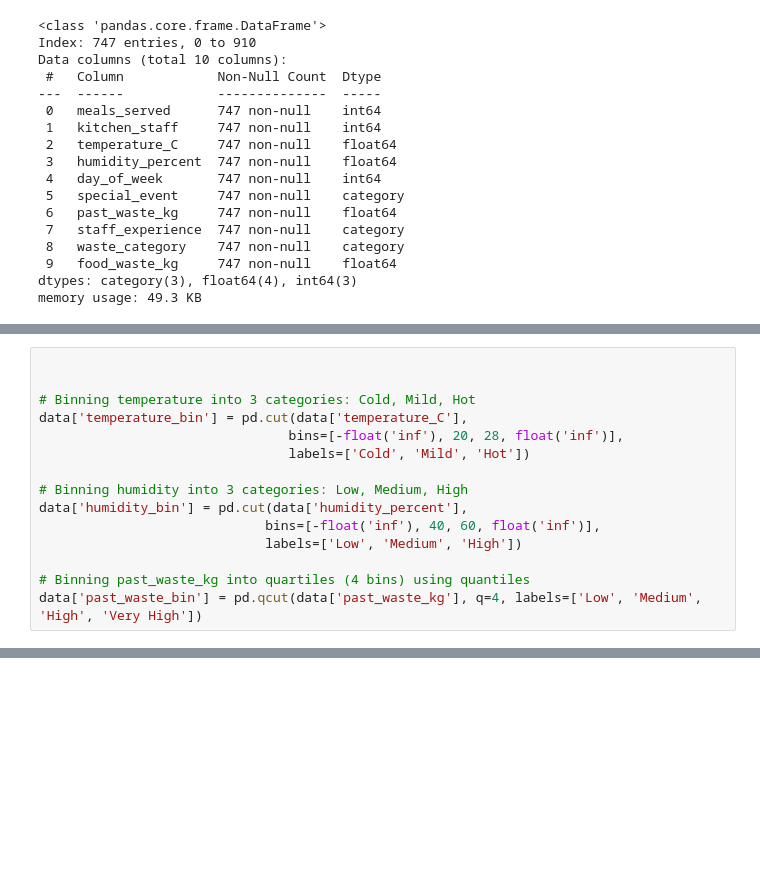
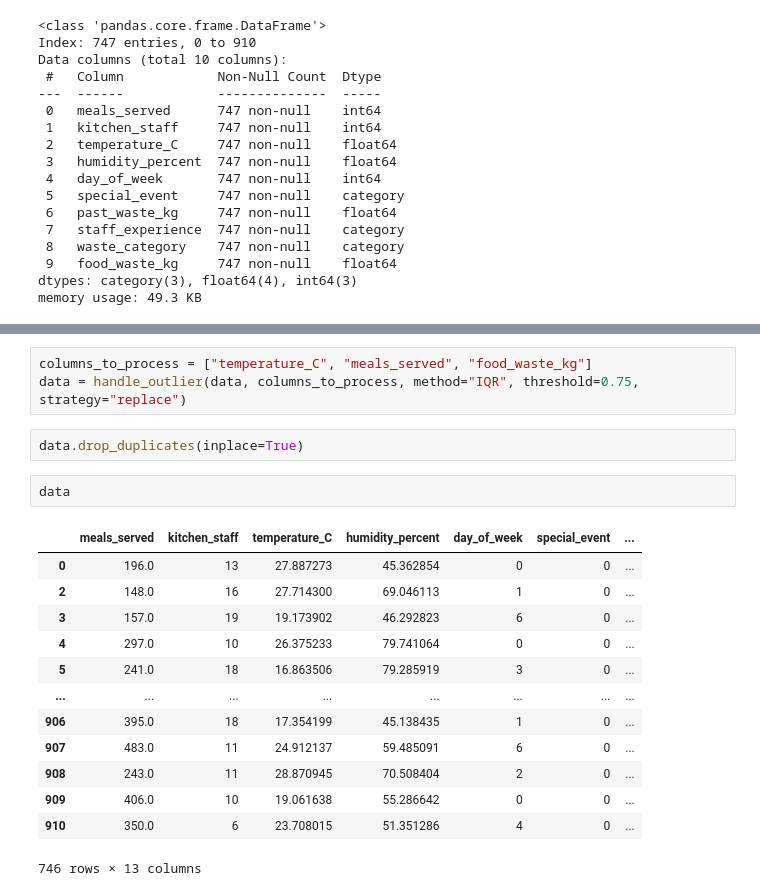
Before and after one commit to christopher-christain/Messy-Food-Waste-Prediction, a Jupyter notebook: notebooks/EDA1.ipynb, the cells around one changed output, grey strips where cells are left out. Saved outputs shown, nothing was run; the diff lists cells and outputs as text; blank space fills up the shorter version.

```diff
--- a/notebooks/EDA1.ipynb
+++ b/notebooks/EDA1.ipynb
@@ -293,15 +249,0 @@ vegetables      52.187900  236.740804
-# %%
-
-
-# Binning temperature into 3 categories: Cold, Mild, Hot
-data['temperature_bin'] = pd.cut(data['temperature_C'],
-                                bins=[-float('inf'), 20, 28, float('inf')],
-                                labels=['Cold', 'Mild', 'Hot'])
-
-# Binning humidity into 3 categories: Low, Medium, High
-data['humidity_bin'] = pd.cut(data['humidity_percent'],
-                             bins=[-float('inf'), 40, 60, float('inf')],
-                             labels=['Low', 'Medium', 'High'])
-
-# Binning past_waste_kg into quartiles (4 bins) using quantiles
-data['past_waste_bin'] = pd.qcut(data['past_waste_kg'], q=4, labels=['Low', 'Medium', 'High', 'Very High'])
@@ -362,0 +250,21 @@ Passing `palette` without assigning `hue` is deprecated and will be removed in v
+# %%
+columns_to_process = ["temperature_C", "meals_served", "food_waste_kg"]
+data = handle_outlier(data, columns_to_process, method="IQR", threshold=0.75, strategy="replace")
+# %%
+data.drop_duplicates(inplace=True)
+# %%
+data
+# %% [output]
+|  | meals_served | kitchen_staff | temperature_C | humidity_percent | day_of_week | special_event | ... |
+| 0 | 196.0 | 13 | 27.887273 | 45.362854 | 0 | 0 | ... |
+| 2 | 148.0 | 16 | 27.714300 | 69.046113 | 1 | 0 | ... |
+| 3 | 157.0 | 19 | 19.173902 | 46.292823 | 6 | 0 | ... |
+| 4 | 297.0 | 10 | 26.375233 | 79.741064 | 0 | 0 | ... |
+| 5 | 241.0 | 18 | 16.863506 | 79.285919 | 3 | 0 | ... |
+| ... | ... | ... | ... | ... | ... | ... | ... |
+| 906 | 395.0 | 18 | 17.354199 | 45.138435 | 1 | 0 | ... |
+| 907 | 483.0 | 11 | 24.912137 | 59.485091 | 6 | 0 | ... |
+| 908 | 243.0 | 11 | 28.870945 | 70.508404 | 2 | 0 | ... |
+| 909 | 406.0 | 10 | 19.061638 | 55.286642 | 0 | 0 | ... |
+| 910 | 350.0 | 6 | 23.708015 | 51.351286 | 4 | 0 | ... |
+746 rows × 13 columns
```
Also changed, not shown: parts of 8 cells of this notebook, 2 other files.
